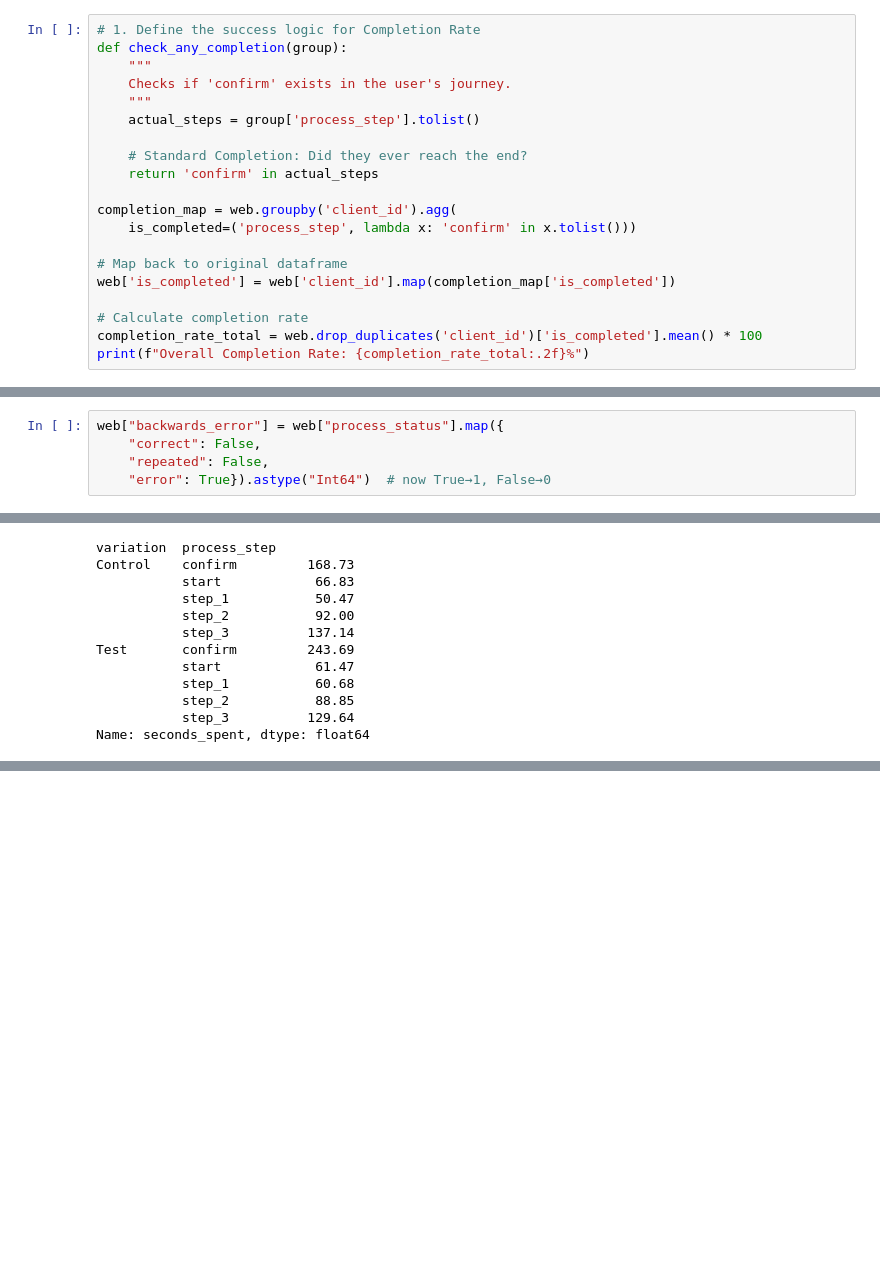
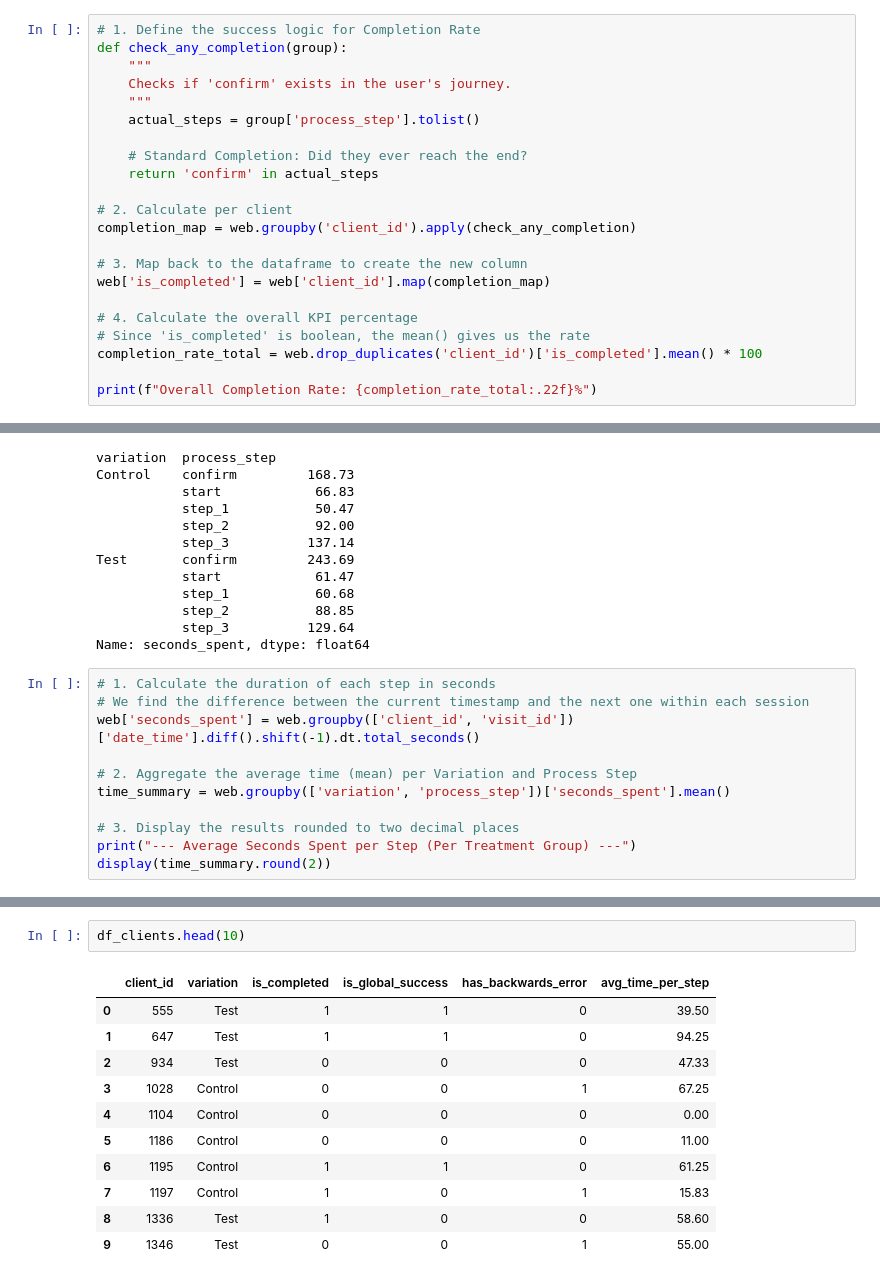
Before and after one commit to helenakrenzlin/vanguard-ab-test, a Jupyter notebook: KPIs.ipynb, the cells around one changed output, grey strips where cells are left out. Saved outputs shown, nothing was run; the diff lists cells and outputs as text; blank space fills up the shorter version.

```diff
--- a/KPIs.ipynb
+++ b/KPIs.ipynb
@@ -82,13 +85,15 @@ def check_any_completion(group):
     # Standard Completion: Did they ever reach the end?
     return 'confirm' in actual_steps
 
-completion_map = web.groupby('client_id').agg(
-    is_completed=('process_step', lambda x: 'confirm' in x.tolist()))
+# 2. Calculate per client
+completion_map = web.groupby('client_id').apply(check_any_completion)
 
-# Map back to original dataframe
-web['is_completed'] = web['client_id'].map(completion_map['is_completed'])
+# 3. Map back to the dataframe to create the new column
+web['is_completed'] = web['client_id'].map(completion_map)
 
-# Calculate completion rate
+# 4. Calculate the overall KPI percentage
+# Since 'is_completed' is boolean, the mean() gives us the rate
 completion_rate_total = web.drop_duplicates('client_id')['is_completed'].mean() * 100
-print(f"Overall Completion Rate: {completion_rate_total:.2f}%")
+
+print(f"Overall Completion Rate: {completion_rate_total:.22f}%")
 # %% [output]
@@ -119,7 +120,2 @@ Name: is_completed, dtype: object
 # %% [markdown]
 ERROR RATES (BACKWARDS ERROR) & (REPETITON ERROR)
-# %%
-web["backwards_error"] = web["process_status"].map({
-    "correct": False,
-    "repeated": False,
-    "error": True}).astype("Int64")  # now True→1, False→0
@@ -258,3 +268,14 @@ Test       confirm         243.69
            step_2           88.85
            step_3          129.64
 Name: seconds_spent, dtype: float64
+# %%
+# 1. Calculate the duration of each step in seconds
+# We find the difference between the current timestamp and the next one within each session
+web['seconds_spent'] = web.groupby(['client_id', 'visit_id'])['date_time'].diff().shift(-1).dt.total_seconds()
+
+# 2. Aggregate the average time (mean) per Variation and Process Step
+time_summary = web.groupby(['variation', 'process_step'])['seconds_spent'].mean()
+
+# 3. Display the results rounded to two decimal places
+print("--- Average Seconds Spent per Step (Per Treatment Group) ---")
+display(time_summary.round(2))
@@ -261,3 +368,17 @@ Name: seconds_spent, dtype: float64
+# %%
+df_clients.head(10)
+# %% [output]
+|  | client_id | variation | is_completed | is_global_success | has_backwards_error | avg_time_per_step |
+| 0 | 555 | Test | 1 | 1 | 0 | 39.50 |
+| 1 | 647 | Test | 1 | 1 | 0 | 94.25 |
+| 2 | 934 | Test | 0 | 0 | 0 | 47.33 |
+| 3 | 1028 | Control | 0 | 0 | 1 | 67.25 |
+| 4 | 1104 | Control | 0 | 0 | 0 | 0.00 |
+| 5 | 1186 | Control | 0 | 0 | 0 | 11.00 |
+| 6 | 1195 | Control | 1 | 1 | 0 | 61.25 |
+| 7 | 1197 | Control | 1 | 0 | 1 | 15.83 |
+| 8 | 1336 | Test | 1 | 0 | 0 | 58.60 |
+| 9 | 1346 | Test | 0 | 0 | 1 | 55.00 |
 # %%
 web.columns
 # %% [output]
```
Also changed, not shown: parts of 19 cells of this notebook, 10 other files.
